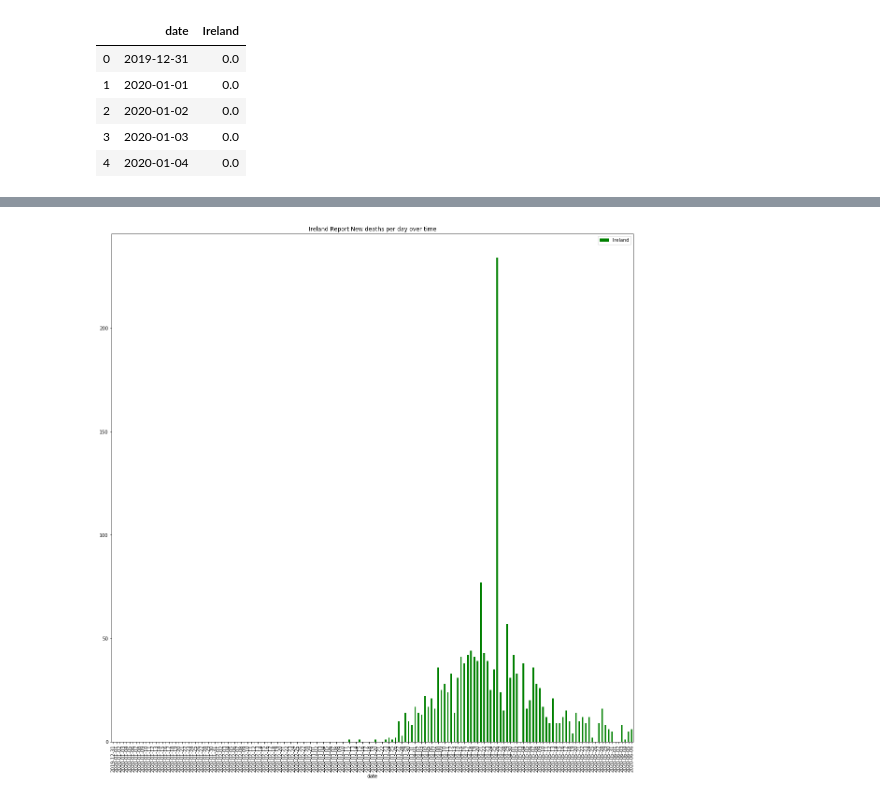
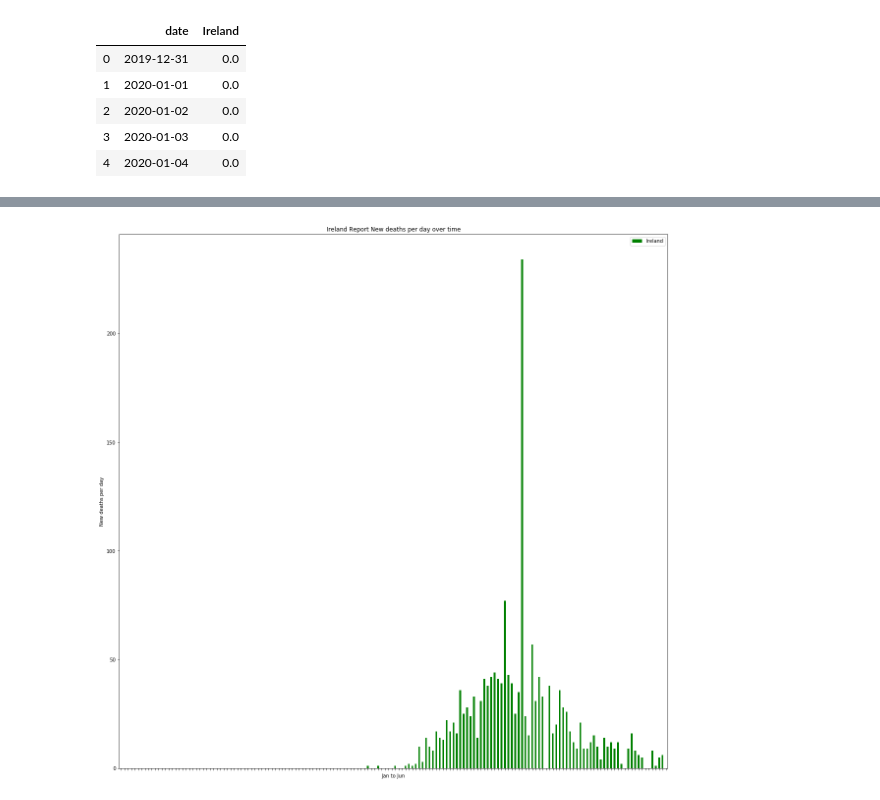
Before and after one commit to mfaherty/ca4_pandas, a Jupyter notebook: ca4.ipynb, the cells around one changed output, grey strips where cells are left out. Cells and saved outputs as stored; diff of their text form; code cells hidden in the pictures.

```diff
--- a/ca4.ipynb
+++ b/ca4.ipynb
@@ -118,10 +147,13 @@ plt.show()
 # %%
 #### ----- Step 3 (Plot data)----
 plt.rcParams["figure.figsize"]=20,20 # make plaot larger
 ax1 = plt.gca()
 new_deaths_ireland.plot(kind = 'bar', title= "Ireland Report New deaths per day over time", x = 'date', y = 'Ireland', color = 'green', ax = ax1)
+plt.xlabel("Jan to Jun")
+plt.ylabel('New deaths per day')
+ax1.set_xticklabels([])
+plt.savefig('Ireland_Total_Numbers_deaths_overtime.png')
+
 plt.show()
-
-# xlab= 'date', ylab = 'New deaths per day',
 # %% [output]
-[figure, old version]
+[figure, new version]
```
Also changed, not shown: parts of 43 cells of this notebook.
